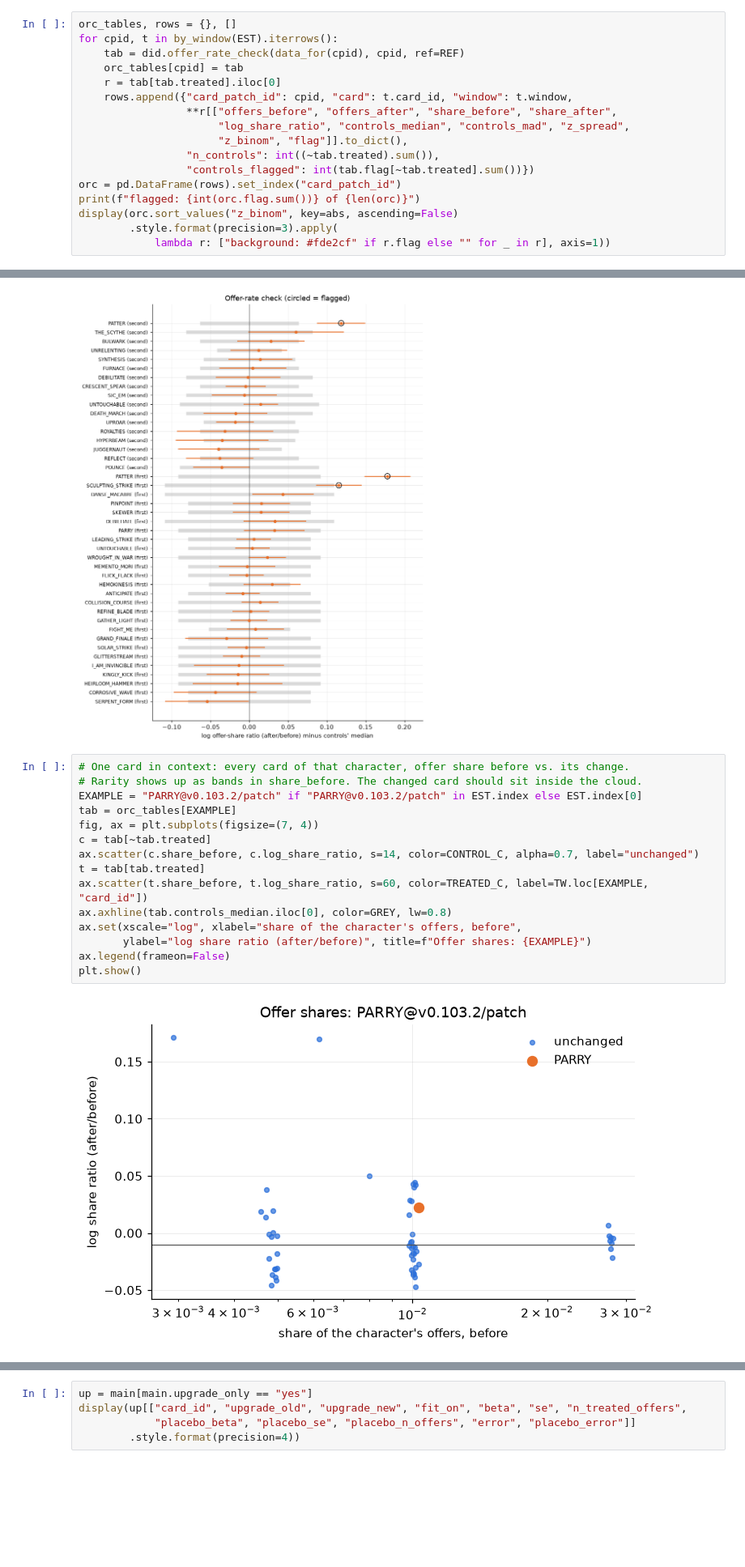
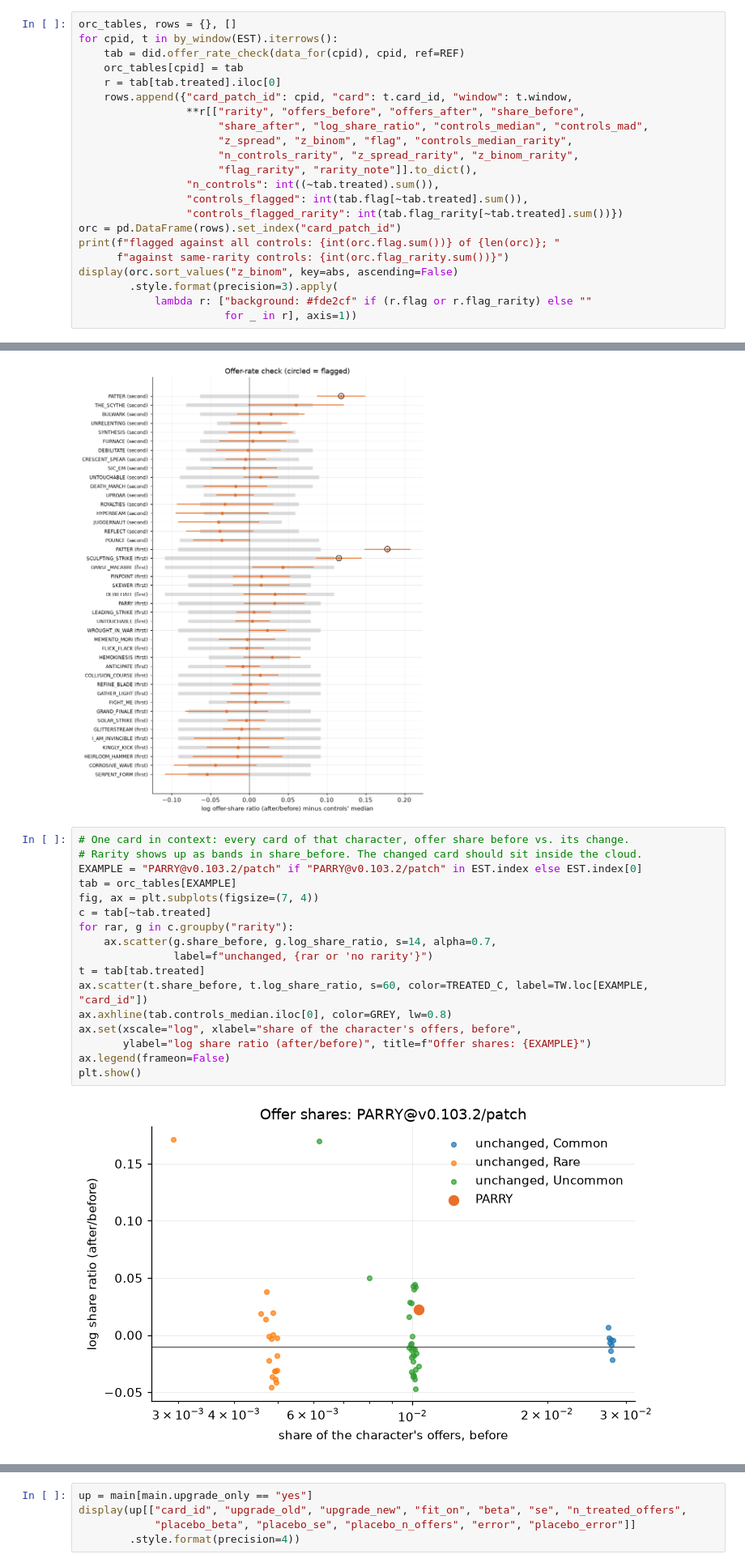
Before and after one commit to pmacias/spirometry, a Jupyter notebook: notebooks/02_pick_rate_did.ipynb, the cells around one changed output, grey strips where cells are left out. Shown at 81% size. Saved outputs shown, nothing was run; the diff lists cells and outputs as text; blank space fills up the shorter version.

```diff
--- a/notebooks/02_pick_rate_did.ipynb
+++ b/notebooks/02_pick_rate_did.ipynb
@@ -292,16 +335,21 @@ for cpid, t in by_window(EST).iterrows():
     orc_tables[cpid] = tab
     r = tab[tab.treated].iloc[0]
     rows.append({"card_patch_id": cpid, "card": t.card_id, "window": t.window,
-                 **r[["offers_before", "offers_after", "share_before", "share_after",
-                      "log_share_ratio", "controls_median", "controls_mad", "z_spread",
-                      "z_binom", "flag"]].to_dict(),
+                 **r[["rarity", "offers_before", "offers_after", "share_before",
+                      "share_after", "log_share_ratio", "controls_median", "controls_mad",
+                      "z_spread", "z_binom", "flag", "controls_median_rarity",
+                      "n_controls_rarity", "z_spread_rarity", "z_binom_rarity",
+                      "flag_rarity", "rarity_note"]].to_dict(),
                  "n_controls": int((~tab.treated).sum()),
-                 "controls_flagged": int(tab.flag[~tab.treated].sum())})
+                 "controls_flagged": int(tab.flag[~tab.treated].sum()),
+                 "controls_flagged_rarity": int(tab.flag_rarity[~tab.treated].sum())})
 orc = pd.DataFrame(rows).set_index("card_patch_id")
-print(f"flagged: {int(orc.flag.sum())} of {len(orc)}")
+print(f"flagged against all controls: {int(orc.flag.sum())} of {len(orc)}; "
+      f"against same-rarity controls: {int(orc.flag_rarity.sum())}")
 display(orc.sort_values("z_binom", key=abs, ascending=False)
         .style.format(precision=3).apply(
-            lambda r: ["background: #fde2cf" if r.flag else "" for _ in r], axis=1))
+            lambda r: ["background: #fde2cf" if (r.flag or r.flag_rarity) else ""
+                       for _ in r], axis=1))
 # %% [output]
   loaded defect v0.103.3 -> v0.107.1: 1,095,566 offers (2 s)
   loaded ironclad v0.103.3 -> v0.107.1: 1,359,729 offers (2 s)
@@ -358,20 +407,22 @@ plt.show()
 # %%
 # One card in context: every card of that character, offer share before vs. its change.
 # Rarity shows up as bands in share_before. The changed card should sit inside the cloud.
 EXAMPLE = "PARRY@v0.103.2/patch" if "PARRY@v0.103.2/patch" in EST.index else EST.index[0]
 tab = orc_tables[EXAMPLE]
 fig, ax = plt.subplots(figsize=(7, 4))
 c = tab[~tab.treated]
-ax.scatter(c.share_before, c.log_share_ratio, s=14, color=CONTROL_C, alpha=0.7, label="unchanged")
+for rar, g in c.groupby("rarity"):
+    ax.scatter(g.share_before, g.log_share_ratio, s=14, alpha=0.7,
+               label=f"unchanged, {rar or 'no rarity'}")
 t = tab[tab.treated]
 ax.scatter(t.share_before, t.log_share_ratio, s=60, color=TREATED_C, label=TW.loc[EXAMPLE, "card_id"])
 ax.axhline(tab.controls_median.iloc[0], color=GREY, lw=0.8)
 ax.set(xscale="log", xlabel="share of the character's offers, before",
        ylabel="log share ratio (after/before)", title=f"Offer shares: {EXAMPLE}")
 ax.legend(frameon=False)
 plt.show()
 # %% [output]
-[figure, old version]
+[figure, new version]
 # %% [markdown]
 ## 4. Step 2: one card by hand
 
```
Also changed, not shown: parts of 28 cells of this notebook, 4 other files.
